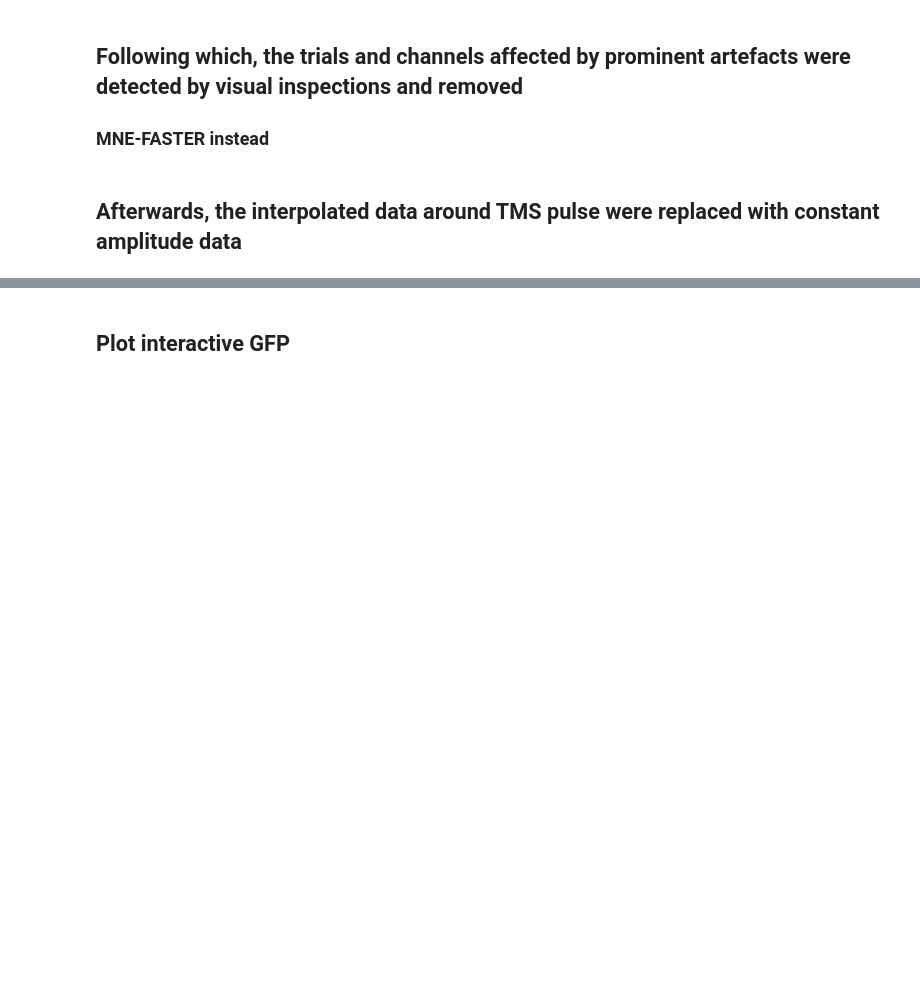
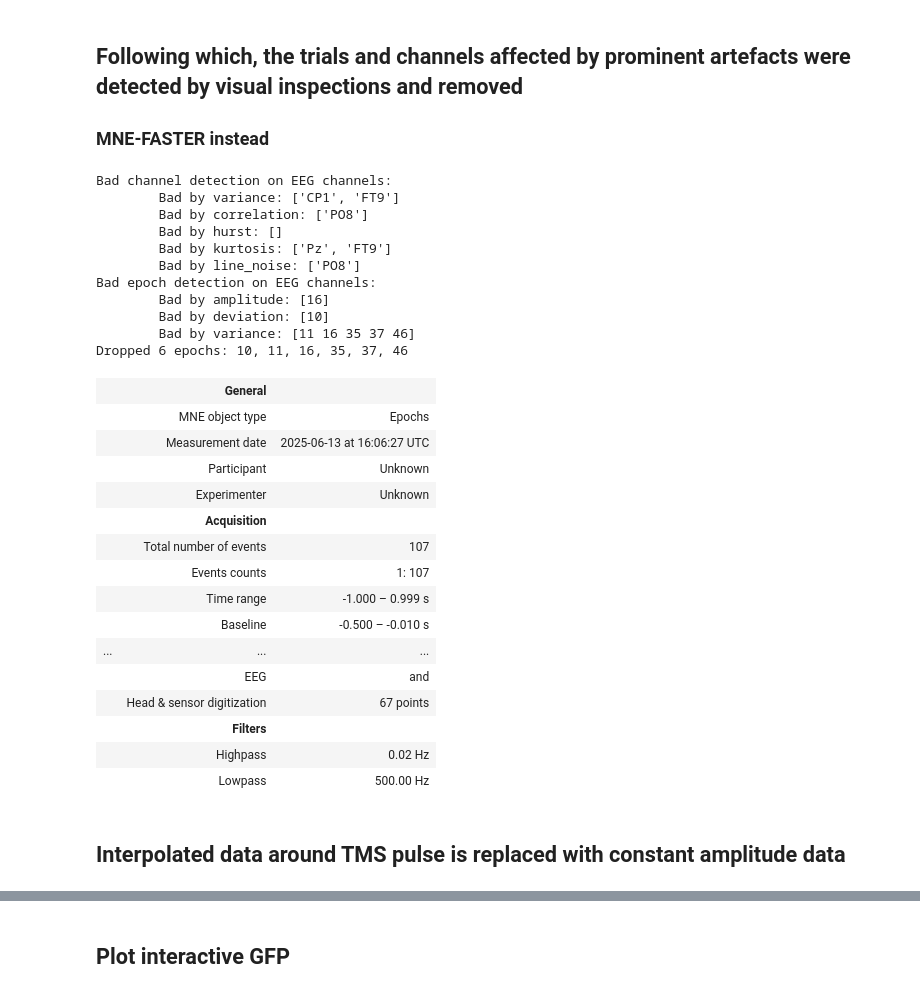
Before and after one commit to AlexanderEngelmark/mne-tesa, a Jupyter notebook: tutorial.ipynb, the cells around one changed output, grey strips where cells are left out. Drawn from its saved outputs; the diff is of its cells as text; code cells hidden in the pictures; blank space fills up the shorter version.

```diff
--- a/tutorial.ipynb
+++ b/tutorial.ipynb
@@ -56,25 +116,38 @@ epochs.resample(1000)  #Hz
 ### MNE-FASTER instead
 # %%
 epochs.info["bads"] = find_bad_channels(epochs, thres=3)
-bad_channels = epochs.info["bads"]
-
-## This is just for the lateral eye movement and blink component detection in the ICA later
-## If these channels are really bad you can skip this step but then you will need to
-## use other channels for lateral eye movement and blink detection or skip that step
-## since MNE automatically excludes bad channels from ICA
-if "Fp1" in bad_channels:
-    bad_channels.remove('Fp1')
-if "Fp2" in bad_channels:
-    bad_channels.remove('Fp2')
-if "F7" in bad_channels:
-    bad_channels.remove('F7')
-if "F8" in bad_channels:
-    bad_channels.remove('F8')
-
 bad_epochs = find_bad_epochs(epochs, thres=3)
 epochs.drop(bad_epochs)
+# %% [output]
+Bad channel detection on EEG channels:
+        Bad by variance: ['CP1', 'FT9']
+        Bad by correlation: ['PO8']
+        Bad by hurst: []
+        Bad by kurtosis: ['Pz', 'FT9']
+        Bad by line_noise: ['PO8']
+Bad epoch detection on EEG channels:
+        Bad by amplitude: [16]
+        Bad by deviation: [10]
+        Bad by variance: [11 16 35 37 46]
+Dropped 6 epochs: 10, 11, 16, 35, 37, 46
+|  | General |  |
+|  | MNE object type | Epochs |
+|  | Measurement date | 2025-06-13 at 16:06:27 UTC |
+|  | Participant | Unknown |
+|  | Experimenter | Unknown |
+|  | Acquisition |  |
+|  | Total number of events | 107 |
+|  | Events counts | 1: 107 |
+|  | Time range | -1.000 – 0.999 s |
+|  | Baseline | -0.500 – -0.010 s |
+| ... | ... | ... |
+|  | EEG | and |
+|  | Head & sensor digitization | 67 points |
+|  | Filters |  |
+|  | Highpass | 0.02 Hz |
+|  | Lowpass | 500.00 Hz |
 # %% [markdown]
-## Afterwards, the interpolated data around TMS pulse were replaced with constant amplitude data
+## Interpolated data around TMS pulse is replaced with constant amplitude data
 # %%
 epochs = tesa_replace_constant_amplitude(epochs, inst_type="epochs", tmin=tmin_cut, tmax=tmax_cut, events=events)
 # %% [markdown]
```
Also changed, not shown: parts of 35 cells of this notebook, 3 other files.
